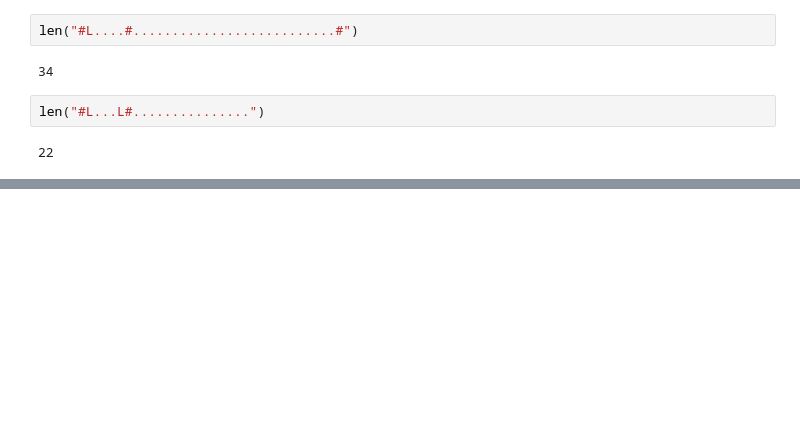
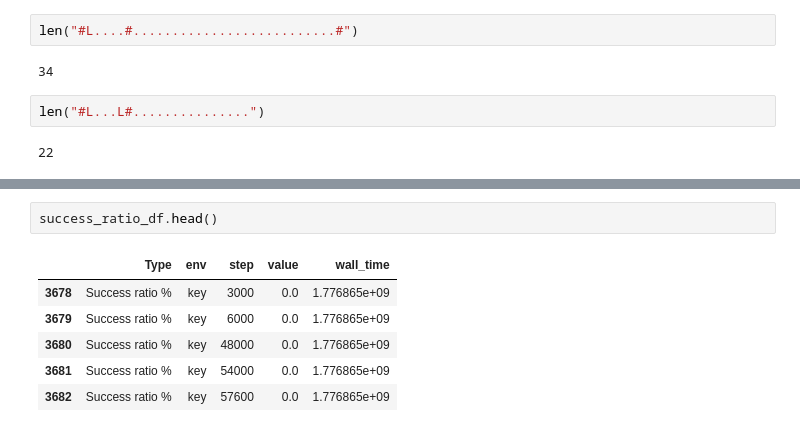
Before and after one commit to FelixDobro/Curriculum, a Jupyter notebook: dungeon.ipynb, the cells around one changed output, grey strips where cells are left out. Drawn from its saved outputs; the diff is of its cells as text; blank space fills up the shorter version.

```diff
--- a/dungeon.ipynb
+++ b/dungeon.ipynb
@@ -736,0 +1081,9 @@ plt.show()
+# %%
+success_ratio_df.head()
+# %% [output]
+|  | Type | env | step | value | wall_time |
+| 3678 | Success ratio % | key | 3000 | 0.0 | 1.776865e+09 |
+| 3679 | Success ratio % | key | 6000 | 0.0 | 1.776865e+09 |
+| 3680 | Success ratio % | key | 48000 | 0.0 | 1.776865e+09 |
+| 3681 | Success ratio % | key | 54000 | 0.0 | 1.776865e+09 |
+| 3682 | Success ratio % | key | 57600 | 0.0 | 1.776865e+09 |
```
Also changed, not shown: parts of 13 cells of this notebook, 9 other files.
